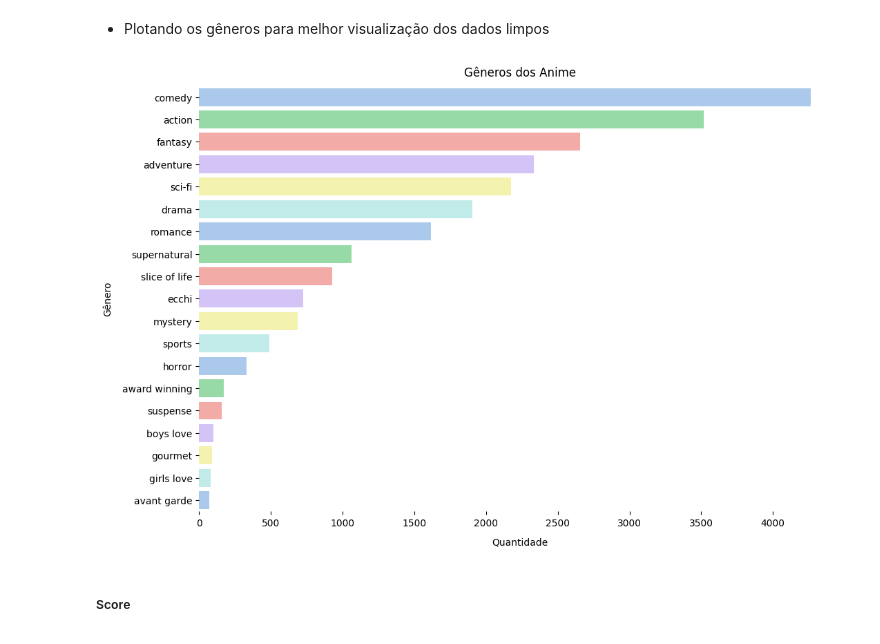
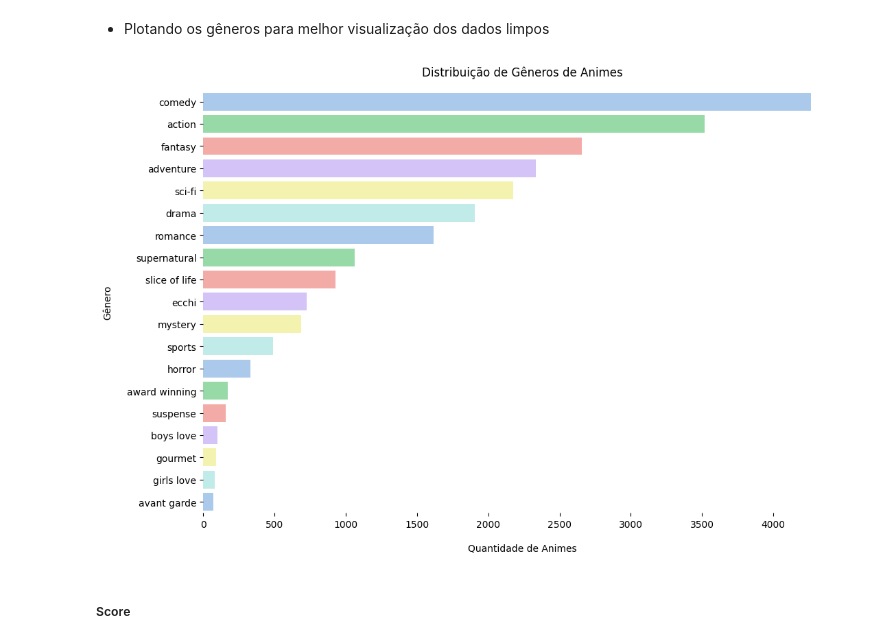
Before and after one commit to guievbs/anime-insights, a Jupyter notebook: notebooks/analise.ipynb, the cells around one changed output. Cells and saved outputs as stored; diff of their text form; code cells hidden in the pictures.

```diff
--- a/notebooks/analise.ipynb
+++ b/notebooks/analise.ipynb
@@ -240,19 +240,19 @@ for i, (genero, contagem) in enumerate(sorted_genres, start=1):
 # %%
 df_genres = pd.DataFrame(sorted_genres, columns=['Genero', 'Contagem'])
 
 f, ax = plt.subplots(figsize=(12, 8))
 
 sns.barplot(x='Contagem', y='Genero', data=df_genres, palette="pastel6")
 sns.despine(left=True, bottom=True)
 
 # Rótulos
-ax.set_title('Gêneros dos Anime', pad=10)
-ax.set_xlabel('Quantidade', labelpad=10)
-ax.set_ylabel('Gênero', labelpad=10)
+ax.set_title('Distribuição de Gêneros de Animes', pad=15)
+ax.set_xlabel('Quantidade de Animes', labelpad=15)
+ax.set_ylabel('Gênero', labelpad=15)
 
 plt.show()
 # %% [output]
-[figure, old version]
+[figure, new version]
 # %% [markdown]
 ##### Score
 # %% [markdown]
```
Also changed, not shown: parts of 6 cells of this notebook.
